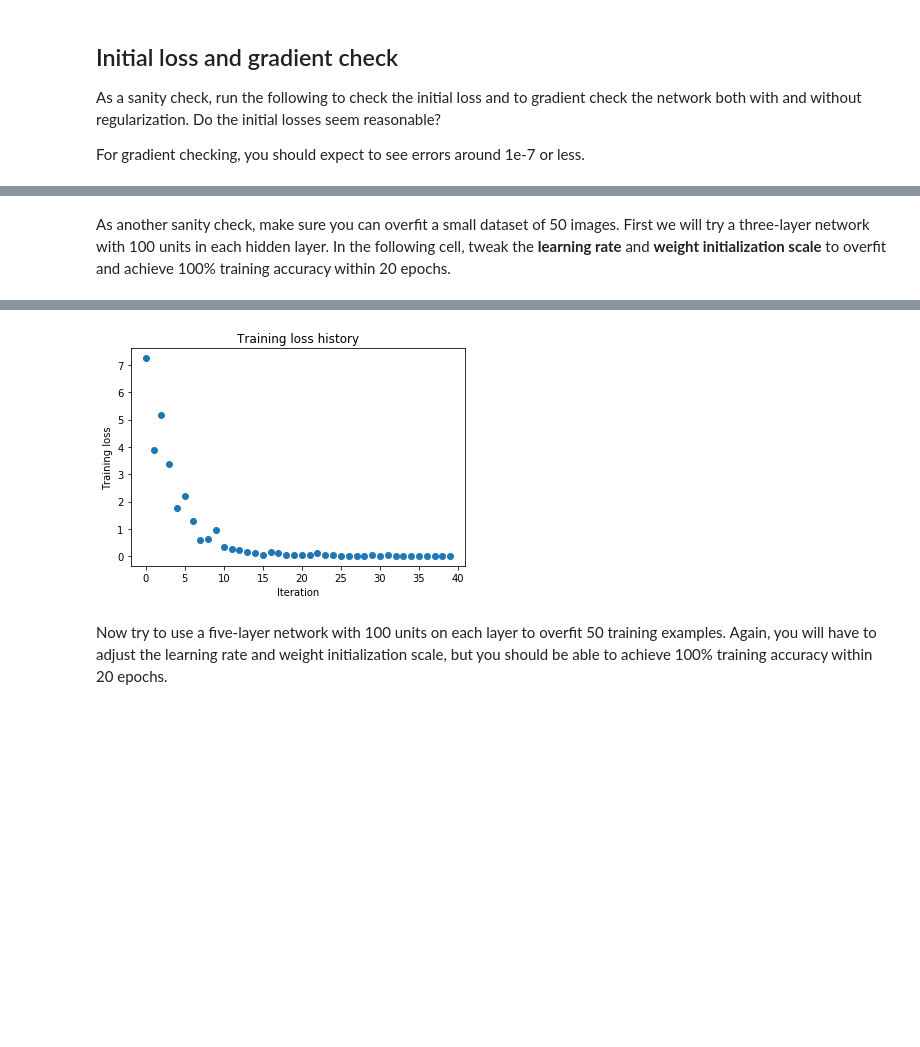
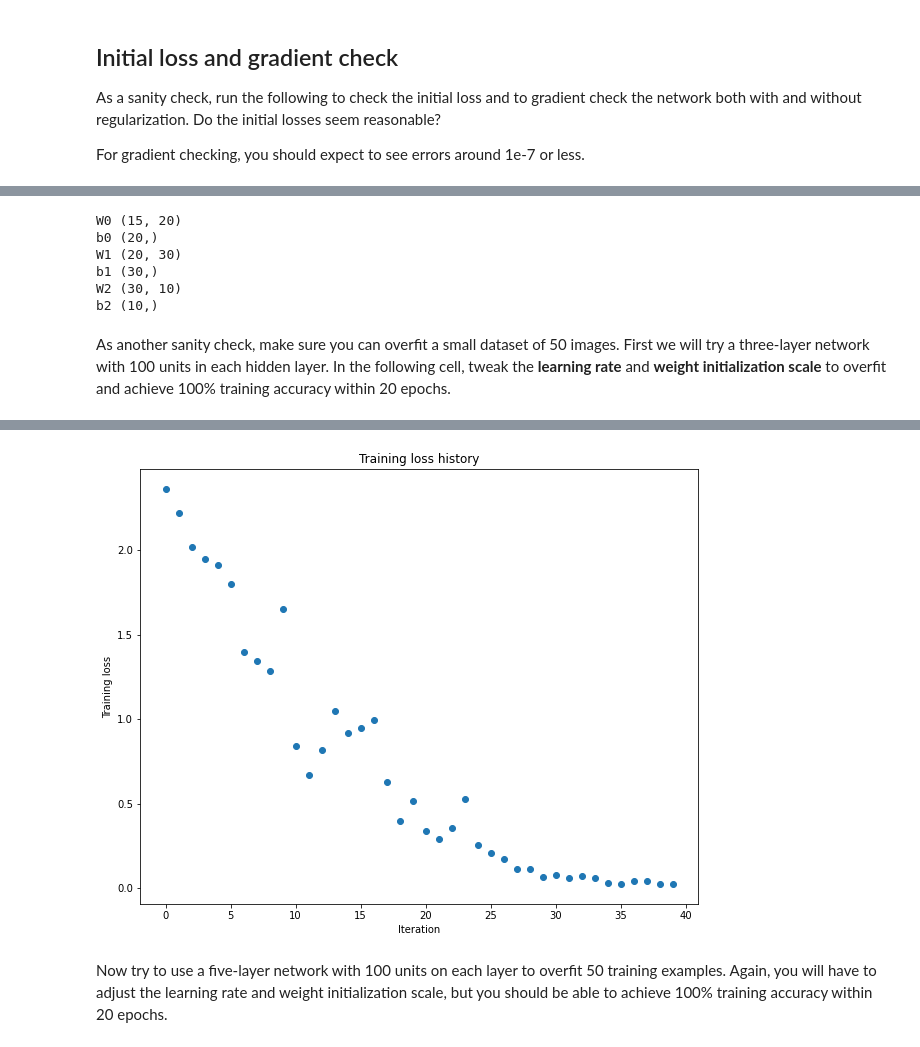
Before and after one commit to sergiev/cs231n, a Jupyter notebook: a2/FullyConnectedNets.ipynb, the cells around one changed output, grey strips where cells are left out. Cells and saved outputs as stored; diff of their text form; code cells hidden in the pictures; blank space fills up the shorter version.

```diff
--- a/a2/FullyConnectedNets.ipynb
+++ b/a2/FullyConnectedNets.ipynb
@@ -457,3 +461,13 @@ b2 relative error: 5.92e-10
+# %%
+for i,v in model.params.items():
+    print(i,v.shape)
+# %% [output]
+W0 (15, 20)
+b0 (20,)
+W1 (20, 30)
+b1 (30,)
+W2 (30, 10)
+b2 (10,)
 # %% [markdown]
 As another sanity check, make sure you can overfit a small dataset of 50 images. First we will try a three-layer network with 100 units in each hidden layer. In the following cell, tweak the **learning rate** and **weight initialization scale** to overfit and achieve 100% training accuracy within 20 epochs.
 # %%
@@ -468,7 +482,7 @@ small_data = {
   'y_val': data['y_val'],
 }
 
-learning_rate = 1e-3  # Experiment with this!
+learning_rate = 1e-2  # Experiment with this!
 weight_scale = 1e-2   # Experiment with this!
 model = FullyConnectedNet([100, 100],
               weight_scale=weight_scale, dtype=np.float64)
@@ -507,4 +521,4 @@ plt.show()
-[figure, old version]
+[figure, new version]
 # %% [markdown]
 Now try to use a five-layer network with 100 units on each layer to overfit 50 training examples. Again, you will have to adjust the learning rate and weight initialization scale, but you should be able to achieve 100% training accuracy within 20 epochs.
 # %%
```
Also changed, not shown: parts of 8 cells of this notebook, 5 other files.
